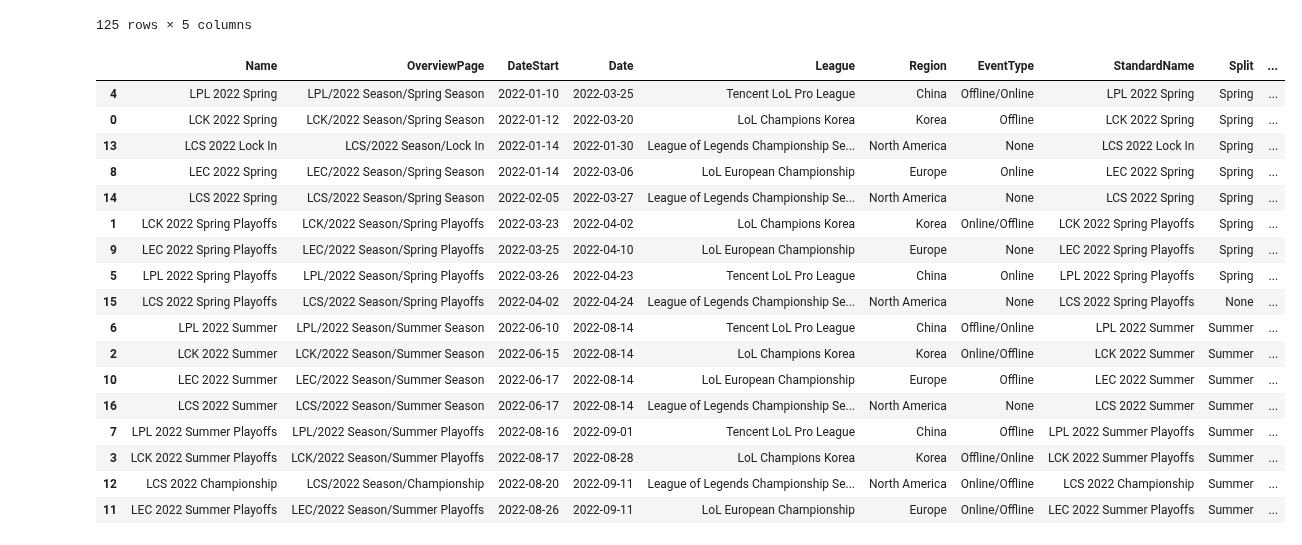
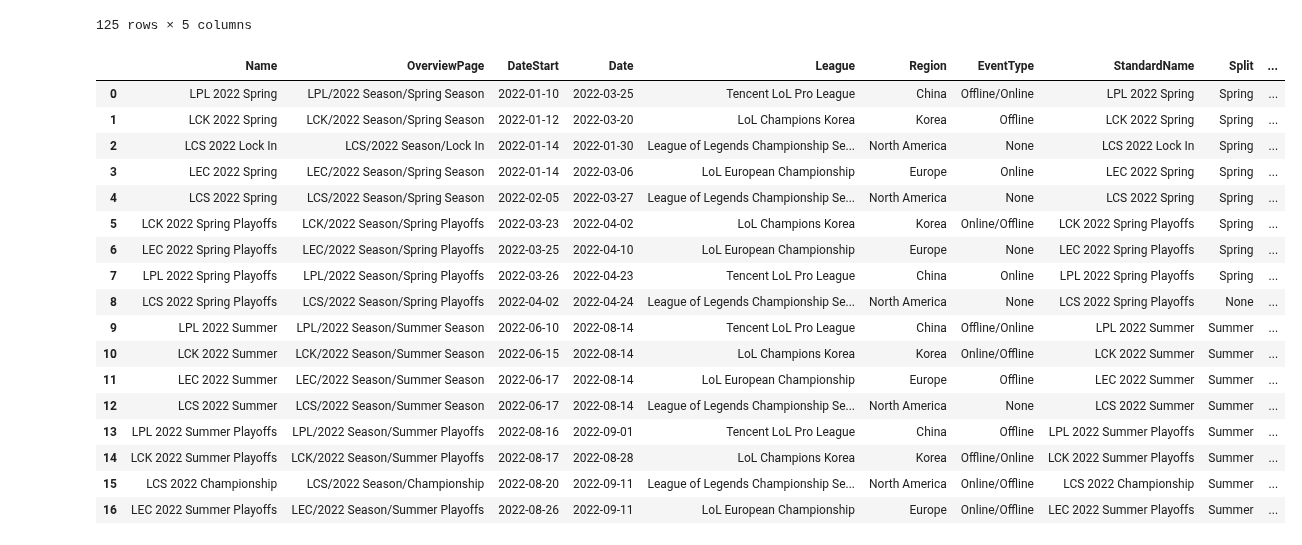
Before and after one commit to posky/LoL-Esports, a Jupyter notebook: glicko_rating.ipynb, the cells around one changed output. Cells and saved outputs as stored; diff of their text form; code cells hidden in the pictures.

```diff
--- a/glicko_rating.ipynb
+++ b/glicko_rating.ipynb
@@ -90,30 +106,29 @@ target_leagues = ['LCK', 'LPL', 'LEC', 'LCS']
 # %%
 tournaments = pd.DataFrame()
 for league in target_leagues:
     t = get_tournaments(f'L.League_Short="{league}" and T.Year=2022')
     tournaments = pd.concat([tournaments, t])
-tournaments = tournaments.reset_index(drop=True)
-tournaments = tournaments.sort_values(by='DateStart')
+tournaments = tournaments.sort_values(by='DateStart').reset_index(drop=True)
 tournaments
 # %% [output]
 |  | Name | OverviewPage | DateStart | Date | League | Region | EventType | StandardName | Split | ... |
-| 4 | LPL 2022 Spring | LPL/2022 Season/Spring Season | 2022-01-10 | 2022-03-25 | Tencent LoL Pro League | China | Offline/Online | LPL 2022 Spring | Spring | ... |
-| 0 | LCK 2022 Spring | LCK/2022 Season/Spring Season | 2022-01-12 | 2022-03-20 | LoL Champions Korea | Korea | Offline | LCK 2022 Spring | Spring | ... |
-| 13 | LCS 2022 Lock In | LCS/2022 Season/Lock In | 2022-01-14 | 2022-01-30 | League of Legends Championship Se... | North America | None | LCS 2022 Lock In | Spring | ... |
-| 8 | LEC 2022 Spring | LEC/2022 Season/Spring Season | 2022-01-14 | 2022-03-06 | LoL European Championship | Europe | Online | LEC 2022 Spring | Spring | ... |
-| 14 | LCS 2022 Spring | LCS/2022 Season/Spring Season | 2022-02-05 | 2022-03-27 | League of Legends Championship Se... | North America | None | LCS 2022 Spring | Spring | ... |
-| 1 | LCK 2022 Spring Playoffs | LCK/2022 Season/Spring Playoffs | 2022-03-23 | 2022-04-02 | LoL Champions Korea | Korea | Online/Offline | LCK 2022 Spring Playoffs | Spring | ... |
-| 9 | LEC 2022 Spring Playoffs | LEC/2022 Season/Spring Playoffs | 2022-03-25 | 2022-04-10 | LoL European Championship | Europe | None | LEC 2022 Spring Playoffs | Spring | ... |
-| 5 | LPL 2022 Spring Playoffs | LPL/2022 Season/Spring Playoffs | 2022-03-26 | 2022-04-23 | Tencent LoL Pro League | China | Online | LPL 2022 Spring Playoffs | Spring | ... |
-| 15 | LCS 2022 Spring Playoffs | LCS/2022 Season/Spring Playoffs | 2022-04-02 | 2022-04-24 | League of Legends Championship Se... | North America | None | LCS 2022 Spring Playoffs | None | ... |
-| 6 | LPL 2022 Summer | LPL/2022 Season/Summer Season | 2022-06-10 | 2022-08-14 | Tencent LoL Pro League | China | Offline/Online | LPL 2022 Summer | Summer | ... |
-| 2 | LCK 2022 Summer | LCK/2022 Season/Summer Season | 2022-06-15 | 2022-08-14 | LoL Champions Korea | Korea | Online/Offline | LCK 2022 Summer | Summer | ... |
-| 10 | LEC 2022 Summer | LEC/2022 Season/Summer Season | 2022-06-17 | 2022-08-14 | LoL European Championship | Europe | Offline | LEC 2022 Summer | Summer | ... |
-| 16 | LCS 2022 Summer | LCS/2022 Season/Summer Season | 2022-06-17 | 2022-08-14 | League of Legends Championship Se... | North America | None | LCS 2022 Summer | Summer | ... |
-| 7 | LPL 2022 Summer Playoffs | LPL/2022 Season/Summer Playoffs | 2022-08-16 | 2022-09-01 | Tencent LoL Pro League | China | Offline | LPL 2022 Summer Playoffs | Summer | ... |
-| 3 | LCK 2022 Summer Playoffs | LCK/2022 Season/Summer Playoffs | 2022-08-17 | 2022-08-28 | LoL Champions Korea | Korea | Offline/Online | LCK 2022 Summer Playoffs | Summer | ... |
-| 12 | LCS 2022 Championship | LCS/2022 Season/Championship | 2022-08-20 | 2022-09-11 | League of Legends Championship Se... | North America | Online/Offline | LCS 2022 Championship | Summer | ... |
-| 11 | LEC 2022 Summer Playoffs | LEC/2022 Season/Summer Playoffs | 2022-08-26 | 2022-09-11 | LoL European Championship | Europe | Online/Offline | LEC 2022 Summer Playoffs | Summer | ... |
+| 0 | LPL 2022 Spring | LPL/2022 Season/Spring Season | 2022-01-10 | 2022-03-25 | Tencent LoL Pro League | China | Offline/Online | LPL 2022 Spring | Spring | ... |
+| 1 | LCK 2022 Spring | LCK/2022 Season/Spring Season | 2022-01-12 | 2022-03-20 | LoL Champions Korea | Korea | Offline | LCK 2022 Spring | Spring | ... |
+| 2 | LCS 2022 Lock In | LCS/2022 Season/Lock In | 2022-01-14 | 2022-01-30 | League of Legends Championship Se... | North America | None | LCS 2022 Lock In | Spring | ... |
+| 3 | LEC 2022 Spring | LEC/2022 Season/Spring Season | 2022-01-14 | 2022-03-06 | LoL European Championship | Europe | Online | LEC 2022 Spring | Spring | ... |
+| 4 | LCS 2022 Spring | LCS/2022 Season/Spring Season | 2022-02-05 | 2022-03-27 | League of Legends Championship Se... | North America | None | LCS 2022 Spring | Spring | ... |
+| 5 | LCK 2022 Spring Playoffs | LCK/2022 Season/Spring Playoffs | 2022-03-23 | 2022-04-02 | LoL Champions Korea | Korea | Online/Offline | LCK 2022 Spring Playoffs | Spring | ... |
+| 6 | LEC 2022 Spring Playoffs | LEC/2022 Season/Spring Playoffs | 2022-03-25 | 2022-04-10 | LoL European Championship | Europe | None | LEC 2022 Spring Playoffs | Spring | ... |
+| 7 | LPL 2022 Spring Playoffs | LPL/2022 Season/Spring Playoffs | 2022-03-26 | 2022-04-23 | Tencent LoL Pro League | China | Online | LPL 2022 Spring Playoffs | Spring | ... |
+| 8 | LCS 2022 Spring Playoffs | LCS/2022 Season/Spring Playoffs | 2022-04-02 | 2022-04-24 | League of Legends Championship Se... | North America | None | LCS 2022 Spring Playoffs | None | ... |
+| 9 | LPL 2022 Summer | LPL/2022 Season/Summer Season | 2022-06-10 | 2022-08-14 | Tencent LoL Pro League | China | Offline/Online | LPL 2022 Summer | Summer | ... |
+| 10 | LCK 2022 Summer | LCK/2022 Season/Summer Season | 2022-06-15 | 2022-08-14 | LoL Champions Korea | Korea | Online/Offline | LCK 2022 Summer | Summer | ... |
+| 11 | LEC 2022 Summer | LEC/2022 Season/Summer Season | 2022-06-17 | 2022-08-14 | LoL European Championship | Europe | Offline | LEC 2022 Summer | Summer | ... |
+| 12 | LCS 2022 Summer | LCS/2022 Season/Summer Season | 2022-06-17 | 2022-08-14 | League of Legends Championship Se... | North America | None | LCS 2022 Summer | Summer | ... |
+| 13 | LPL 2022 Summer Playoffs | LPL/2022 Season/Summer Playoffs | 2022-08-16 | 2022-09-01 | Tencent LoL Pro League | China | Offline | LPL 2022 Summer Playoffs | Summer | ... |
+| 14 | LCK 2022 Summer Playoffs | LCK/2022 Season/Summer Playoffs | 2022-08-17 | 2022-08-28 | LoL Champions Korea | Korea | Offline/Online | LCK 2022 Summer Playoffs | Summer | ... |
+| 15 | LCS 2022 Championship | LCS/2022 Season/Championship | 2022-08-20 | 2022-09-11 | League of Legends Championship Se... | North America | Online/Offline | LCS 2022 Championship | Summer | ... |
+| 16 | LEC 2022 Summer Playoffs | LEC/2022 Season/Summer Playoffs | 2022-08-26 | 2022-09-11 | LoL European Championship | Europe | Online/Offline | LEC 2022 Summer Playoffs | Summer | ... |
 # %%
 teams = {}
 for page in tournaments['OverviewPage']:
```
Also changed, not shown: parts of 6 cells of this notebook.
